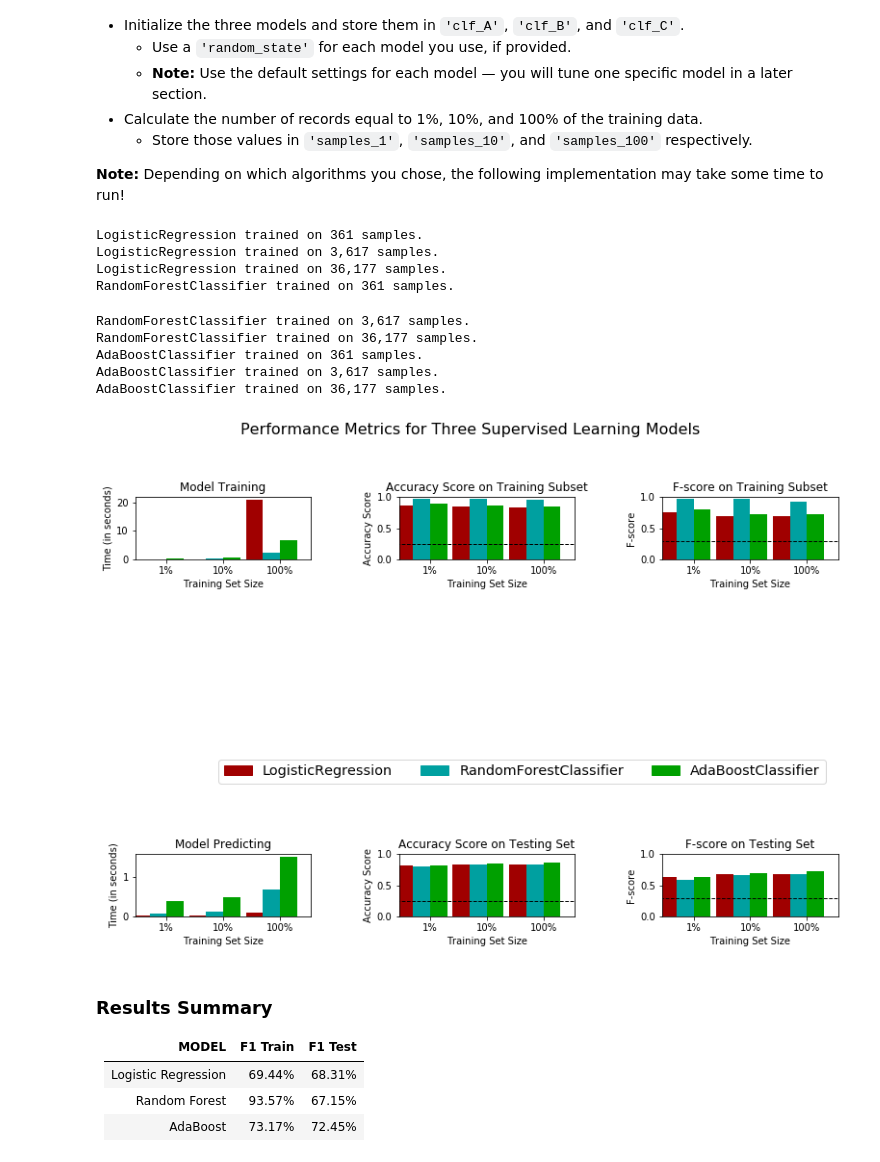
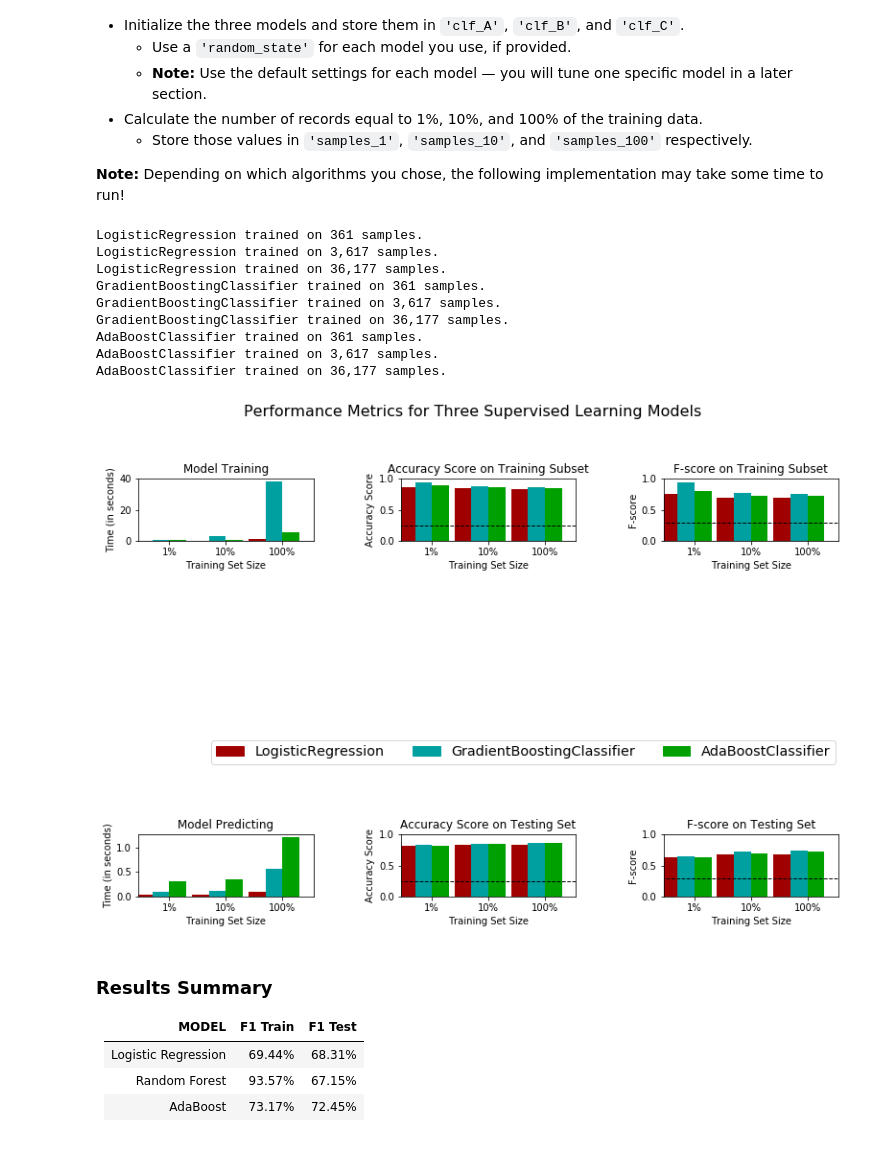
Before and after one commit to marcellovictorino/MLIND_Project1_SupervisedLearning, a Jupyter notebook: finding_donors.ipynb, the cells around one changed output. Saved outputs shown, nothing was run; the diff lists cells and outputs as text; code cells hidden in the pictures.

```diff
--- a/finding_donors.ipynb
+++ b/finding_donors.ipynb
@@ -381,44 +381,45 @@ In the code cell, you will need to implement the following:
 # %%
 # TODO: Import the three supervised learning models from sklearn
 from sklearn.linear_model import LogisticRegression
-from sklearn.ensemble import RandomForestClassifier, AdaBoostClassifier, ExtraTreesClassifier
+from sklearn.ensemble import RandomForestClassifier, AdaBoostClassifier, ExtraTreesClassifier, GradientBoostingClassifier
+
 # from sklearn.naive_bayes import GaussianNB # Poor performance
 # from sklearn.svm import SVC # takes too long. Not adequate for large dataset
 
 # TODO: Initialize the three models
 clf_A = LogisticRegression(random_state=0, solver='liblinear')
-clf_B = RandomForestClassifier(random_state=0) #ExtraTreesClassifier(random_state=0) # They both clearly overfit
+clf_B = GradientBoostingClassifier(random_state=0)#RandomForestClassifier(random_state=0) #ExtraTreesClassifier(random_state=0) # They both clearly overfit
 clf_C = AdaBoostClassifier(random_state=0)
 
 # TODO: Calculate the number of samples for 1%, 10%, and 100% of the training data
 # HINT: samples_100 is the entire training set i.e. len(y_train)
 # HINT: samples_10 is 10% of samples_100 (ensure to set the count of the values to be `int` and not `float`)
 # HINT: samples_1 is 1% of samples_100 (ensure to set the count of the values to be `int` and not `float`)
 samples_100 = len(y_train)
 samples_10 = int(len(y_train)*0.1)
 samples_1 = int(len(y_train)*0.01)
 
 # Collect results on the learners
 results = {}
 for clf in [clf_A, clf_B, clf_C]:
     clf_name = clf.__class__.__name__
     results[clf_name] = {}
     for i, samples in enumerate([samples_1, samples_10, samples_100]):
         results[clf_name][i] = train_predict(clf, samples, X_train, y_train, X_test, y_test)
 
 # Run metrics visualization for the three supervised learning models chosen
 vs.evaluate(results, accuracy, fscore)
 # %% [output]
 LogisticRegression trained on 361 samples.
 LogisticRegression trained on 3,617 samples.
 LogisticRegression trained on 36,177 samples.
-RandomForestClassifier trained on 361 samples.
+GradientBoostingClassifier trained on 361 samples.
+GradientBoostingClassifier trained on 3,617 samples.
+GradientBoostingClassifier trained on 36,177 samples.
+AdaBoostClassifier trained on 361 samples.
+AdaBoostClassifier trained on 3,617 samples.
+AdaBoostClassifier trained on 36,177 samples.
-RandomForestClassifier trained on 3,617 samples.
-RandomForestClassifier trained on 36,177 samples.
-AdaBoostClassifier trained on 361 samples.
-AdaBoostClassifier trained on 3,617 samples.
-AdaBoostClassifier trained on 36,177 samples.
-[figure, old version]
+[figure, new version]
 # %% [markdown]
 ### Results Summary
 
```
Also changed, not shown: parts of 8 cells of this notebook.
